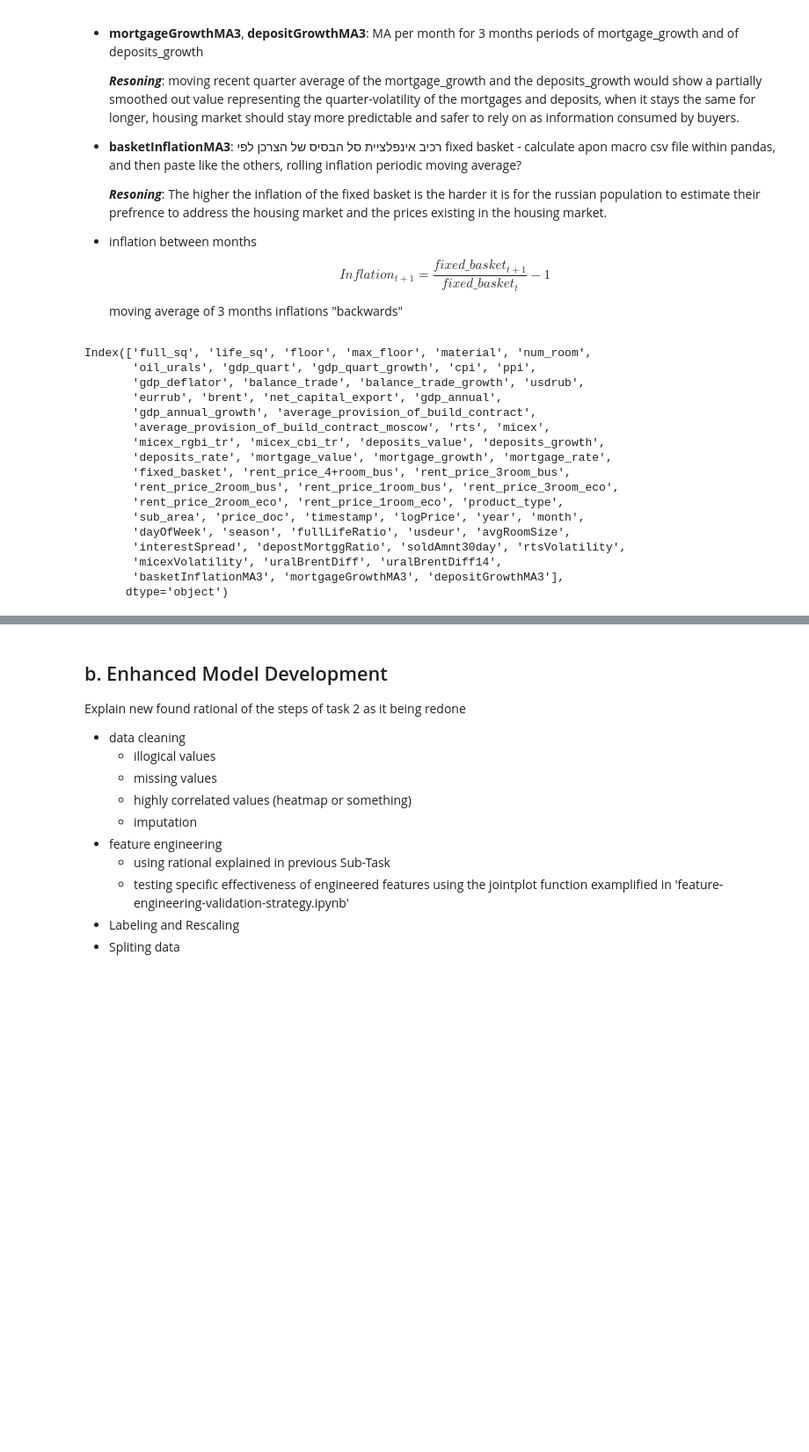
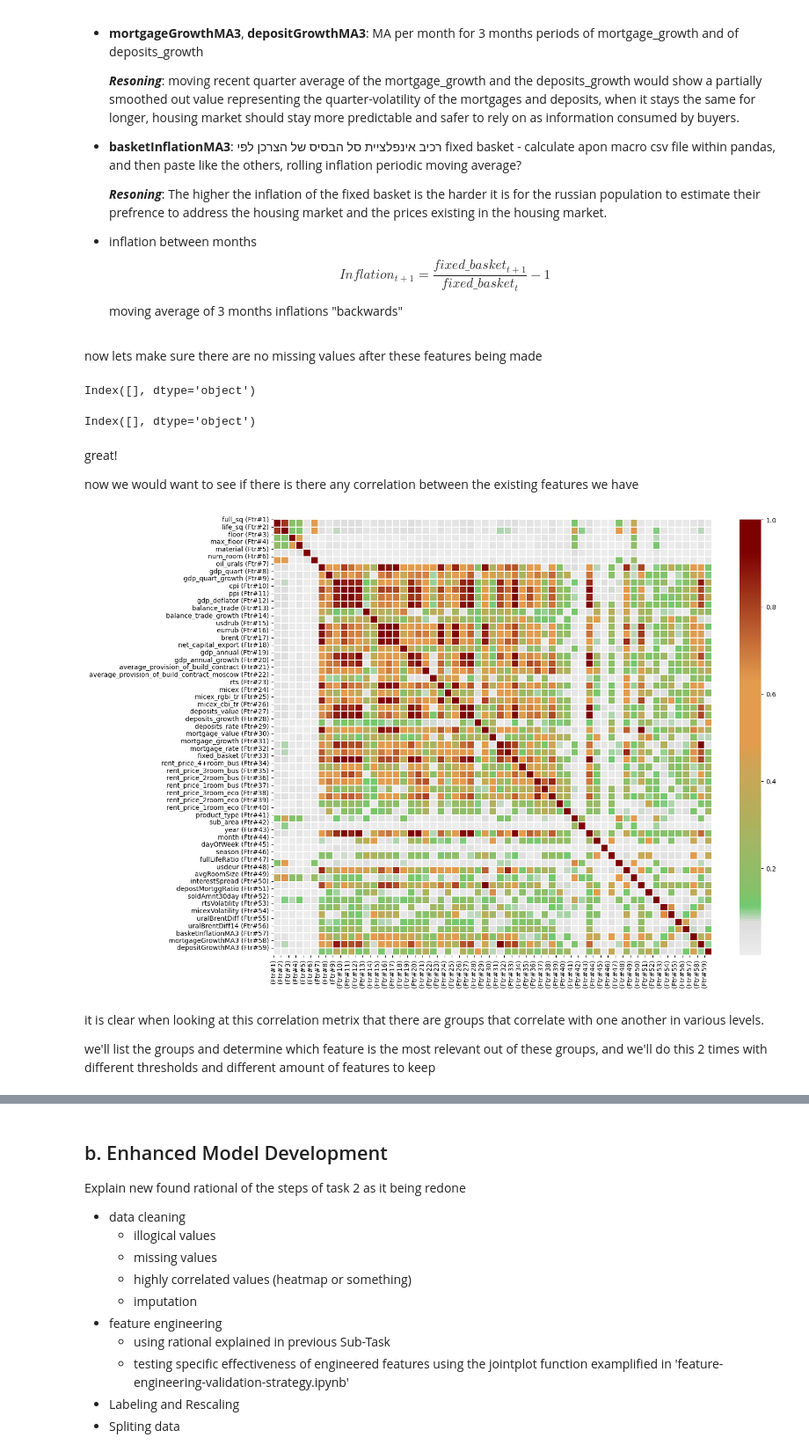
Before and after one commit to TomGeva/ML-project, a Jupyter notebook: ML-Final-Project.ipynb, the cells around one changed output, grey strips where cells are left out. Shown at 88% size. Drawn from its saved outputs; the diff is of its cells as text; code cells hidden in the pictures; blank space fills up the shorter version.

```diff
--- a/ML-Final-Project.ipynb
+++ b/ML-Final-Project.ipynb
@@ -963,13 +964,16 @@ tempTrain.drop(columns = ['product_type', 'sub_area', 'price_doc', 'timestamp'],
 tempTest.drop(columns = ['product_type', 'sub_area', 'id', 'timestamp'], inplace = True)
 cols = list(tempTrain.columns)
 
+colsToRoundTrain = tempTrain.columns[tempTrain.isna().any(axis = 0)]
+colsToRoundTest = tempTest.columns[tempTest.isna().any(axis = 0)]
+
 imputedEnhncTrainData = KNNImputer(n_neighbors = 20).fit_transform(tempTrain)
 imputedEnhncTestData = KNNImputer(n_neighbors = 20).fit_transform(tempTest)
 imputedEnhncTrain = pd.DataFrame(imputedEnhncTrainData, columns = cols)
 imputedEnhncTest = pd.DataFrame(imputedEnhncTestData, columns = cols)
 imputedEnhncTrain.drop(columns = ['product_typeCode', 'sub_areaCode'], inplace = True)
-imputedEnhncTrain = imputedEnhncTrain.round()
-imputedEnhncTest = imputedEnhncTest.round()
+imputedEnhncTrain[colsToRoundTrain] = imputedEnhncTrain[colsToRoundTrain].round()
+imputedEnhncTest[colsToRoundTest] = imputedEnhncTest[colsToRoundTest].round()
 imputedEnhncTrain = imputedEnhncTrain.set_index(SbrBkEnhncTrain.index)
 imputedEnhncTest = imputedEnhncTest.set_index(SbrBkEnhncTest.index)
 imputedEnhncTrain['product_type'] = SbrBkEnhncTrain.product_type
@@ -1021,6 +1025,8 @@ Perfect!
 
 now we can label encode them and procede to the feature engineering
 # %%
+imputedEnhncTrain['originalIndex'] = imputedEnhncTrain.index*10+1
+imputedEnhncTest['originalIndex'] = imputedEnhncTest.index*10
 imputedEnhncUnion = pd.concat([imputedEnhncTrain, imputedEnhncTest], ignore_index=True)
 prodTypeLbl = LabelEncoder().fit(imputedEnhncUnion.product_type)
 subAreaLbl = LabelEncoder().fit(imputedEnhncUnion.sub_area)
@@ -1259,8 +1249,10 @@ imputedEnhncTest = imputedEnhncTest.assign(year = imputedEnhncTest.timestamp.dt.
 # soldAmnt30day
 imputedEnhncUnion["numOday"] = (imputedEnhncUnion.timestamp - imputedEnhncUnion.timestamp.min()).dt.days
 imputedEnhncUnion["soldAmnt30day"] = imputedEnhncUnion[["numOday", "sub_area"]].apply(lambda x: ((x.numOday - imputedEnhncUnion.numOday < 31) & (x.numOday - imputedEnhncUnion.numOday > 0) & (x.sub_area == imputedEnhncUnion.sub_area)).sum(), axis = 1)
-imputedEnhncTrain["soldAmnt30day"] = imputedEnhncUnion.soldAmnt30day[:imputedEnhncTrain.shape[0]]
-imputedEnhncTest["soldAmnt30day"] = imputedEnhncUnion.soldAmnt30day[imputedEnhncTrain.shape[0]:]
+imputedEnhncTrain = pd.merge(imputedEnhncTrain, imputedEnhncUnion[['originalIndex', 'soldAmnt30day']], how = 'left', on = 'originalIndex')
+imputedEnhncTest = pd.merge(imputedEnhncTest, imputedEnhncUnion[['originalIndex', 'soldAmnt30day']], how = 'left', on = 'originalIndex')
+imputedEnhncTrain.drop(columns = ['originalIndex'], inplace = True)
+imputedEnhncTest.drop(columns = ['originalIndex'], inplace = True)
 
 macroDf = pd.read_csv('macro.csv', parse_dates=['timestamp'])
 
@@ -1280,23 +1272,39 @@ macroDf = pd.merge(macroDf, monthMacroDf[['yearNmonth', 'basketInflationMA3', 'm
 
 imputedEnhncTrain = pd.merge(imputedEnhncTrain, macroDf[['timestamp', 'rtsVolatility', 'micexVolatility', 'uralBrentDiff', 'uralBrentDiff14', 'basketInflationMA3', 'mortgageGrowthMA3', 'depositGrowthMA3']], how = 'left', on = 'timestamp')
 imputedEnhncTest = pd.merge(imputedEnhncTest, macroDf[['timestamp', 'rtsVolatility', 'micexVolatility', 'uralBrentDiff', 'uralBrentDiff14', 'basketInflationMA3', 'mortgageGrowthMA3', 'depositGrowthMA3']], how = 'left', on = 'timestamp')
-
-# need to handle na's here
-# %% [output]
-Index(['full_sq', 'life_sq', 'floor', 'max_floor', 'material', 'num_room',
-       'oil_urals', 'gdp_quart', 'gdp_quart_growth', 'cpi', 'ppi',
-       'gdp_deflator', 'balance_trade', 'balance_trade_growth', 'usdrub',
-       'eurrub', 'brent', 'net_capital_export', 'gdp_annual',
-       'gdp_annual_growth', 'average_provision_of_build_contract',
-       'average_provision_of_build_contract_moscow', 'rts', 'micex',
-       'micex_rgbi_tr', 'micex_cbi_tr', 'deposits_value', 'deposits_growth',
-       'deposits_rate', 'mortgage_value', 'mortgage_growth', 'mortgage_rate',
-       'fixed_basket', 'rent_price_4+room_bus', 'rent_price_3room_bus',
-       'rent_price_2room_bus', 'rent_price_1room_bus', 'rent_price_3room_eco',
-       'rent_price_2room_eco', 'rent_price_1room_eco', 'product_type',
-       'sub_area', 'price_doc', 'timestamp', 'logPrice', 'year', 'month',
-       'dayOfWeek', 'season', 'fullLifeRatio', 'usdeur', 'avgRoomSize',
-       'interestSpread', 'depostMortggRatio', 'soldAmnt30day', 'rtsVolatility',
-       'micexVolatility', 'uralBrentDiff', 'uralBrentDiff14',
-       'basketInflationMA3', 'mortgageGrowthMA3', 'depositGrowthMA3'],
-      dtype='object')
+# %% [markdown]
+now lets make sure there are no missing values after these features being made
+# %%
+display(imputedEnhncTrain.columns[imputedEnhncTrain.isna().sum()>0])
+display(imputedEnhncTest.columns[imputedEnhncTest.isna().sum()>0])
+# %% [output]
+Index([], dtype='object')
+Index([], dtype='object')
+# %% [markdown]
+great!
+
+now we would want to see if there is there any correlation between the existing features we have
+# %%
+cmap_colors = ["#EDEDED", "#E4E4E4", "#DCDCDC", # grays
+               "#72C96F", # green
+               "#85C169", "#8FBD67", "#98BA64", "#A3B664", "#ABB25E", "#B5AE5B", "#BDAA58", "#C7A756", "#D0A353",# gradual transitions to orange
+               "#E39B4D", "#E39B4D", "#E39B4D", "#E39B4D", "#E39B4D", # orange
+               "#D68844", "#CA753A", "#BD6131", "#B04E27", "#A33B1E", "#972814", "#8A140B", # gradual transitions to red
+               "#7D0101", "#7D0101", "#7D0101"] # red
+custom_cmap = LSC.from_list('custom', cmap_colors)
+corrMatrix = imputedEnhncTrain.drop(columns = ['timestamp', 'price_doc']).corr().abs()
+fig, axs = plt.subplots(figsize = (15, 12))
+logPriceCorr = corrMatrix.logPrice
+corrMatrix = corrMatrix.loc[[col for col in corrMatrix.columns if col != 'logPrice'], [col for col in corrMatrix.columns if col != 'logPrice']]
+ylabels = [col + f' (Ftr#{i+1})' for i, col in enumerate(corrMatrix.columns)]
+xlabels = [f' (Ftr#{i+1})' for i in range(corrMatrix.shape[0])]
+sns.heatmap(corrMatrix, cmap = custom_cmap, linewidths = 0.1)
+plt.xticks(ticks = range(corrMatrix.shape[1]), labels = xlabels)
+plt.yticks(ticks = range(corrMatrix.shape[0]), labels = ylabels)
+plt.show()
+# %% [output]
+[figure, added]
+# %% [markdown]
+it is clear when looking at this correlation metrix that there are groups that correlate with one another in various levels.
+
+we'll list the groups and determine which feature is the most relevant out of these groups, and we'll do this 2 times with different thresholds and different amount of features to keep
```
Also changed, not shown: parts of 17 cells of this notebook, 1 other file.
